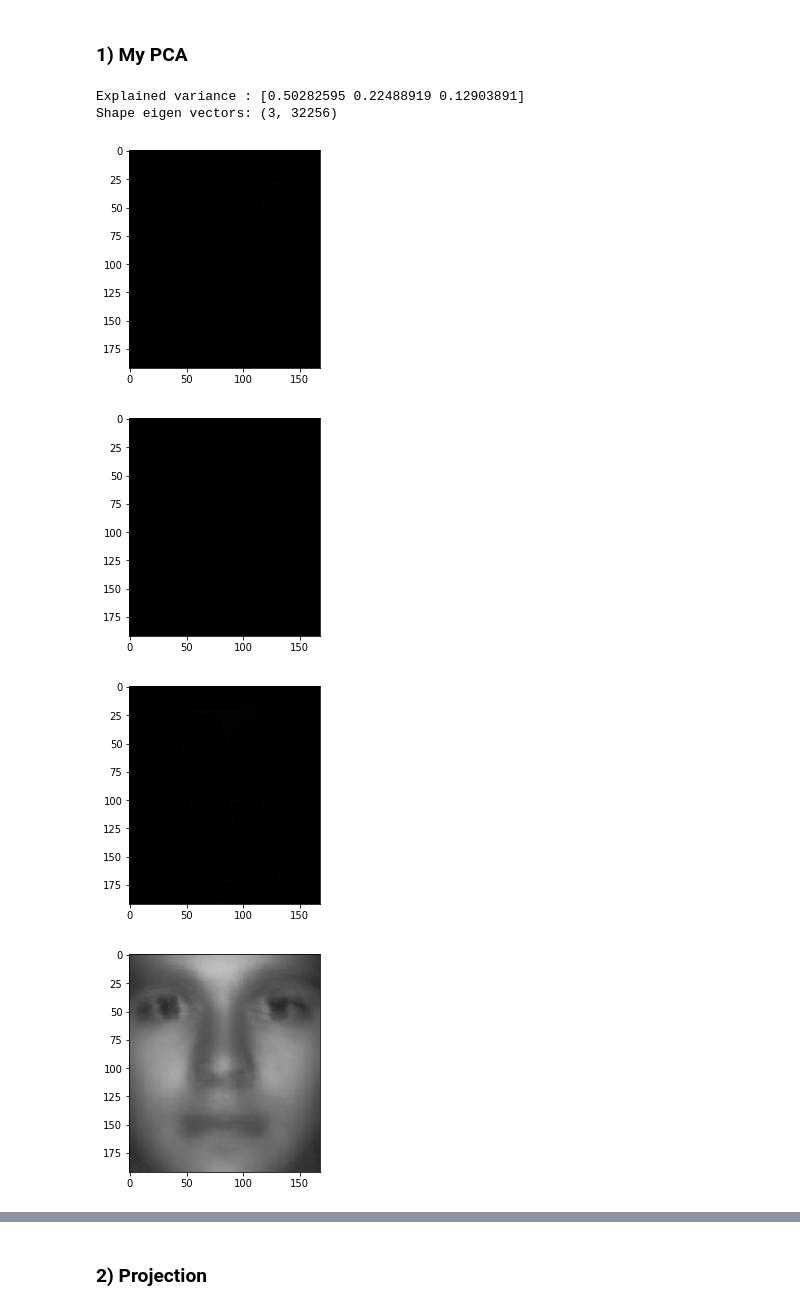
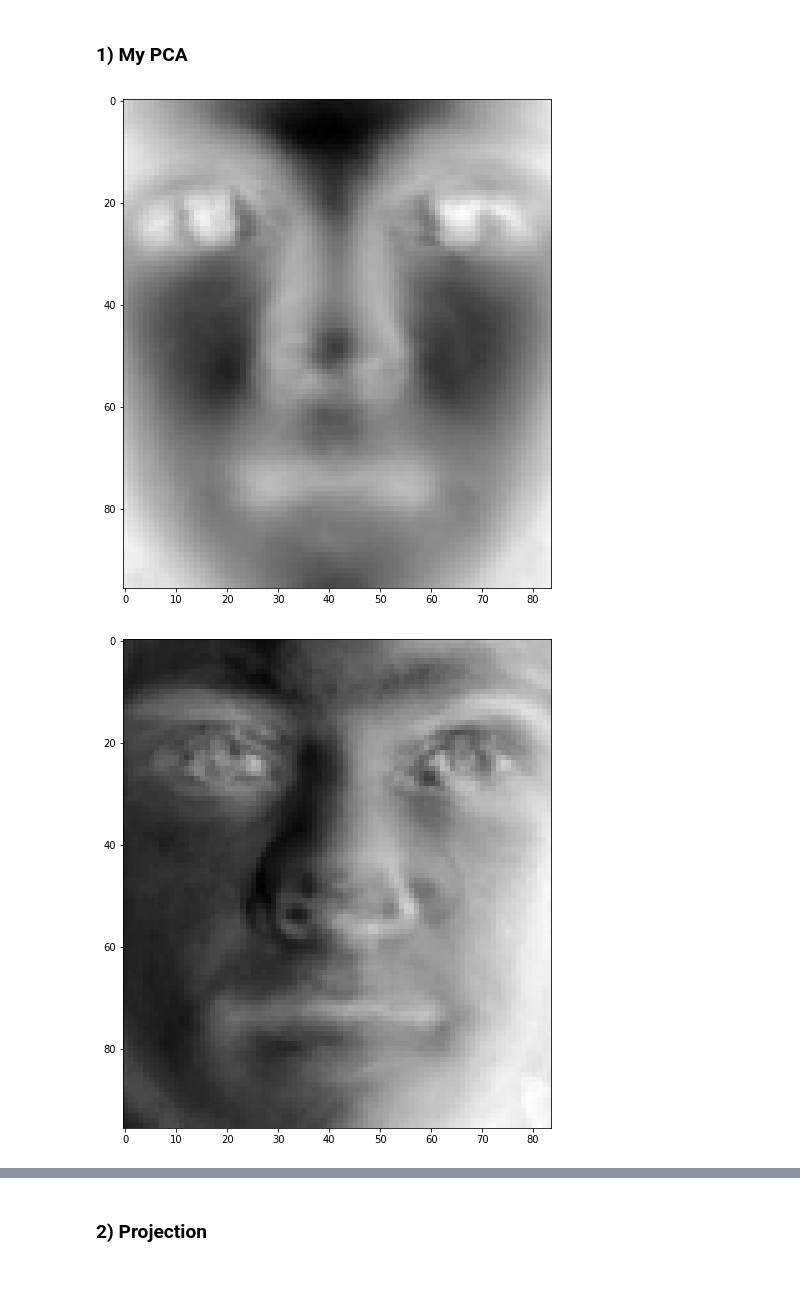
Before and after one commit to poupeaua/face-recognition, a Jupyter notebook: faceRec.ipynb, the cells around one changed output, grey strips where cells are left out. Drawn from its saved outputs; the diff is of its cells as text; code cells hidden in the pictures; blank space fills up the shorter version.

```diff
--- a/faceRec.ipynb
+++ b/faceRec.ipynb
@@ -243,0 +253,6 @@ In this part we apply PCA to diminish the dimension of the input data before cla
+# %%
+def displayFace(vect, shape):
+    """ Display the face from an input vector of shape = 192x168"""
+    vect_reshape_for_img = vect.reshape(shape)
+    plt.imshow(vect_reshape_for_img, cmap='gray', vmin=0, vmax=255)
+    plt.show()
@@ -298,21 +325,5 @@ def myPCA(data, n_components):
-# %%
-eigen_vectors, mean_vec = myPCABoost(train_data[0:10, :], n_components=3)
-# %% [output]
-Explained variance : [0.50282595 0.22488919 0.12903891]
-Shape eigen vectors: (3, 32256)
-# %%
-for vect in eigen_vectors:
-    vect *= mean_vec
-    vect = vect.reshape((192, 168))
-    plt.imshow(vect, cmap='gray', vmin=0, vmax=255)
-    plt.show()
-# %% [output]
-[figure, removed]
-[figure, removed]
-[figure, removed]
-# %%
-mean_train_image = mean_vec.reshape((192, 168))
-plt.imshow(mean_train_image, cmap='gray', vmin=0, vmax=255)
-plt.show()
-# %% [output]
-[figure, removed]
+# %%
+def reorderImg(img_vec, end=(0,255)):
+    minimum, maximum = np.min(img_vec), np.max(img_vec)
+    reordered_img = np.array([(x-minimum)/(maximum-minimum)*end[1] + end[0] for x in img_vec])
+    return reordered_img
@@ -318,0 +335,33 @@ plt.show()
+# %%
+def myPCA(data, n_components):
+    """ Beware best_n_eigenvectors has a shape (img_size, n_components)"""
+    # mean image
+    mean_img = np.mean(data, axis=0)
+
+    # Singular-value decomposition
+    U, s, VT = np.linalg.svd(data, full_matrices=False)
+    eigenvectors = VT.T
+
+    # get the n_components highest eigenvalues
+    ordered_n_best_eigenvalues_idx = np.zeros(n_components)
+    for i in range(0, n_components):
+        index_max = np.argmax(s)
+        ordered_n_best_eigenvalues_idx[i] = index_max
+        s[index_max] = 0
+
+    # get the best eigenvectors
+    best_n_eigenvectors = list()
+    for idx in ordered_n_best_eigenvalues_idx:
+        best_n_eigenvectors.append(VT[int(idx), :])
+    best_n_eigenvectors = np.asarray(best_n_eigenvectors).T
+
+    # display images eigenvectors representation
+    for vec in best_n_eigenvectors.T:
+        displayFace(reorderImg(vec), shape=(96,84))
+
+    return best_n_eigenvectors, mean_img
+# %%
+eigen_vectors, mean_img = myPCA(train_data2, n_components=10)
+# %% [output]
+[figure, added]
+[figure, added]
```
Also changed, not shown: parts of 23 cells of this notebook, 22 other files.
